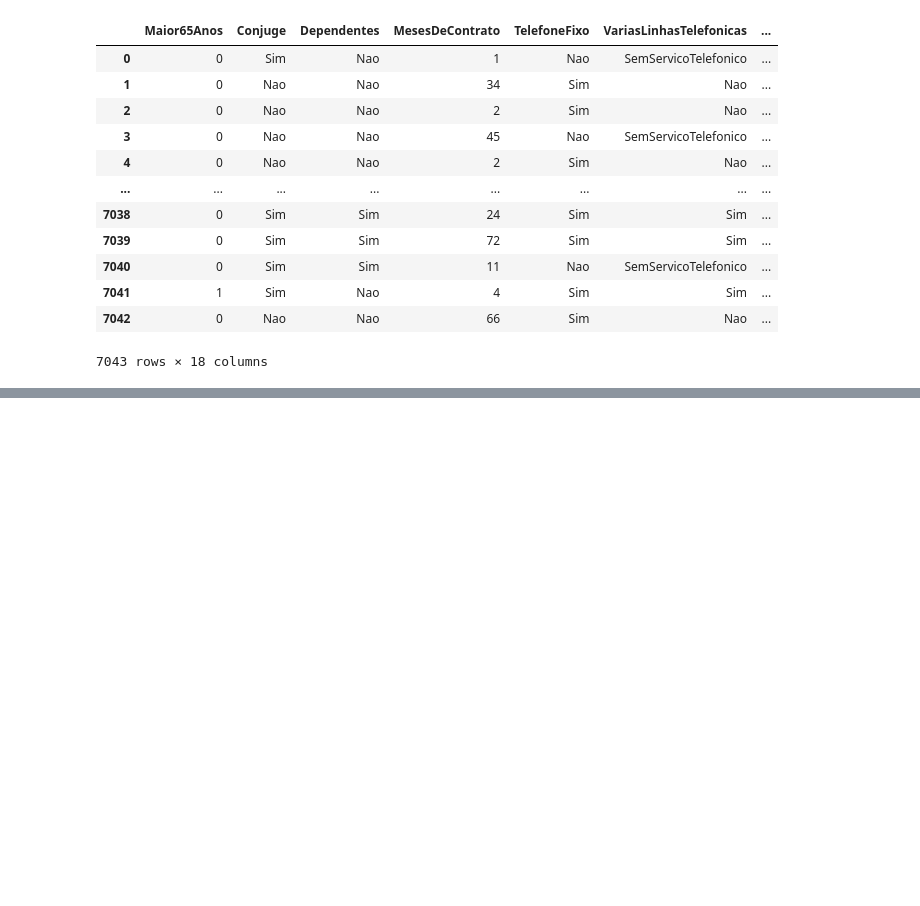
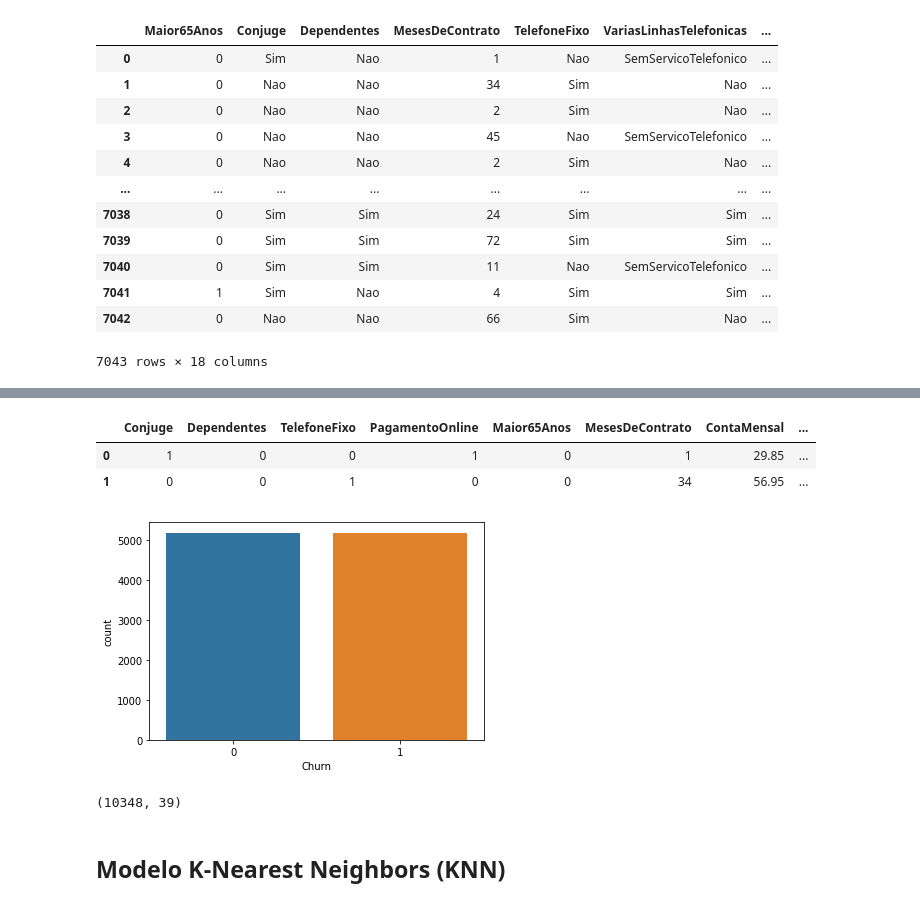
Before and after one commit to FranciscoFoz/machine-learning-training, a Jupyter notebook: 2_HelloWorld_Classificacao.ipynb, the cells around one changed output, grey strips where cells are left out. Saved outputs shown, nothing was run; the diff lists cells and outputs as text; code cells hidden in the pictures; blank space fills up the shorter version.

```diff
--- a/2_HelloWorld_Classificacao.ipynb
+++ b/2_HelloWorld_Classificacao.ipynb
@@ -23,0 +101,19 @@ df
+# %%
+dados_final = pd.concat([X, y], axis=1)  # Concatena a variável target (y) com as features (X)
+
+# Verifica se o balanceamento e a concatenação estão corretos.
+dados_final.head(2)
+# %% [output]
+|  | Conjuge | Dependentes | TelefoneFixo | PagamentoOnline | Maior65Anos | MesesDeContrato | ContaMensal | ... |
+| 0 | 1 | 0 | 0 | 1 | 0 | 1 | 29.85 | ... |
+| 1 | 0 | 0 | 1 | 0 | 0 | 34 | 56.95 | ... |
+# %%
+ax = sns.countplot(x='Churn', data=dados_final)  # plotando a variável target balanceada.
+# %% [output]
+[figure, added]
+# %%
+dados_final.shape
+# %% [output]
+(10348, 39)
+# %% [markdown]
+## Modelo K-Nearest Neighbors (KNN)
```
Also changed, not shown: parts of 27 cells of this notebook.
